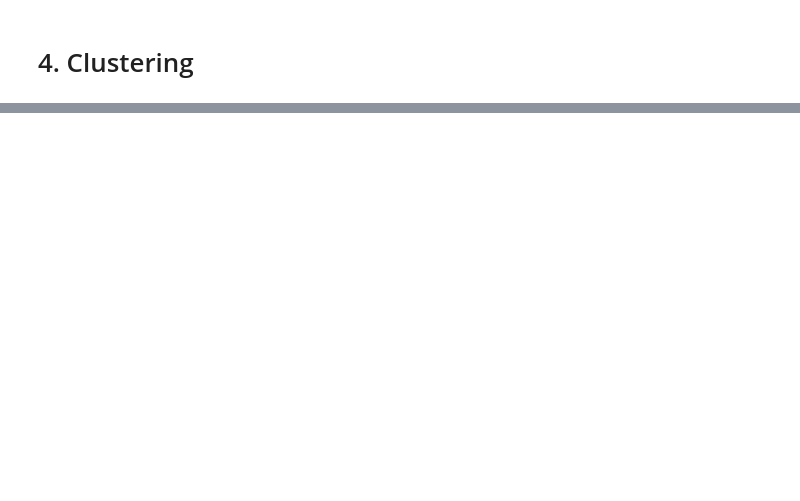
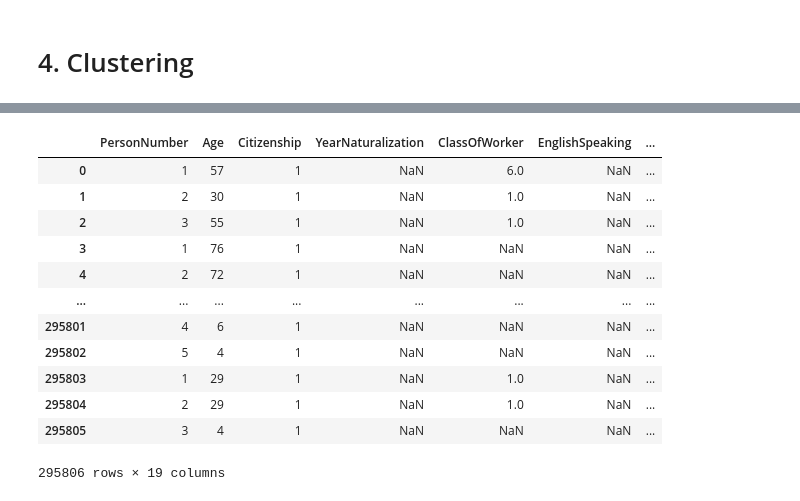
Before and after one commit to MTabbutt/SubGroupExplorerTool_DataViz_CS765, a Jupyter notebook: ToolDev_Exploration.ipynb, the cells around one changed output, grey strips where cells are left out. Saved outputs shown, nothing was run; the diff lists cells and outputs as text; code cells hidden in the pictures; blank space fills up the shorter version.

```diff
--- a/ToolDev_Exploration.ipynb
+++ b/ToolDev_Exploration.ipynb
@@ -153,0 +168,3 @@ for cluster in clusters:
+# %%
+dfsub = census_data_subset.getDataFrame()
+print(dfsub.columns)
@@ -153,0 +180,19 @@ for cluster in clusters:
+# %%
+df_subset = dfsub.drop(["Division", "Region", "State", "SelfCareDiff", "HearingDiff", "VisionDiff", "CognitiveDiff"], 1)
+census_data_subset.setDataFrame(df_subset)
+df_subset = census_data_subset.getDataFrame()
+df_subset
+# %% [output]
+|  | PersonNumber | Age | Citizenship | YearNaturalization | ClassOfWorker | EnglishSpeaking | ... |
+| 0 | 1 | 57 | 1 | NaN | 6.0 | NaN | ... |
+| 1 | 2 | 30 | 1 | NaN | 1.0 | NaN | ... |
+| 2 | 3 | 55 | 1 | NaN | 1.0 | NaN | ... |
+| 3 | 1 | 76 | 1 | NaN | NaN | NaN | ... |
+| 4 | 2 | 72 | 1 | NaN | NaN | NaN | ... |
+| ... | ... | ... | ... | ... | ... | ... | ... |
+| 295801 | 4 | 6 | 1 | NaN | NaN | NaN | ... |
+| 295802 | 5 | 4 | 1 | NaN | NaN | NaN | ... |
+| 295803 | 1 | 29 | 1 | NaN | 1.0 | NaN | ... |
+| 295804 | 2 | 29 | 1 | NaN | 1.0 | NaN | ... |
+| 295805 | 3 | 4 | 1 | NaN | NaN | NaN | ... |
+295806 rows × 19 columns
```
Also changed, not shown: parts of 21 cells of this notebook, 1 other file.
